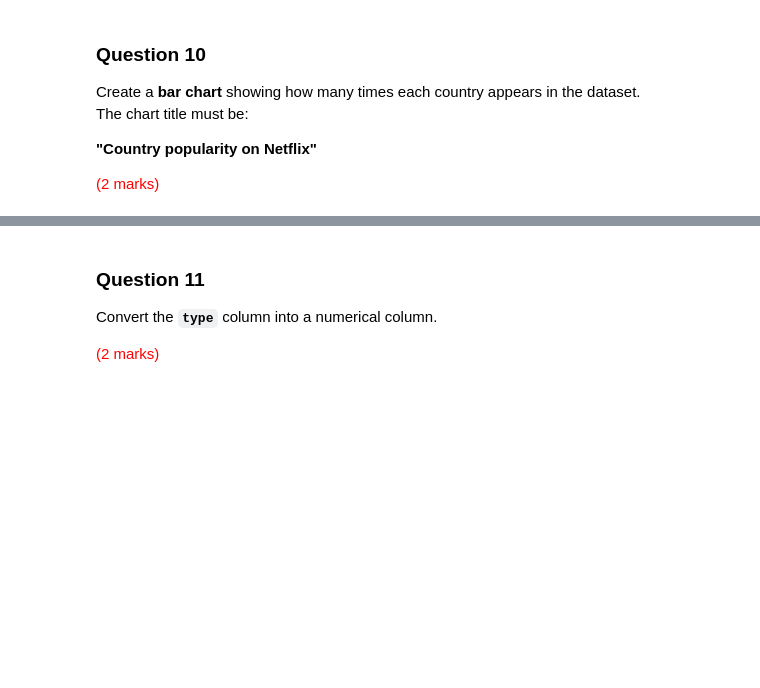
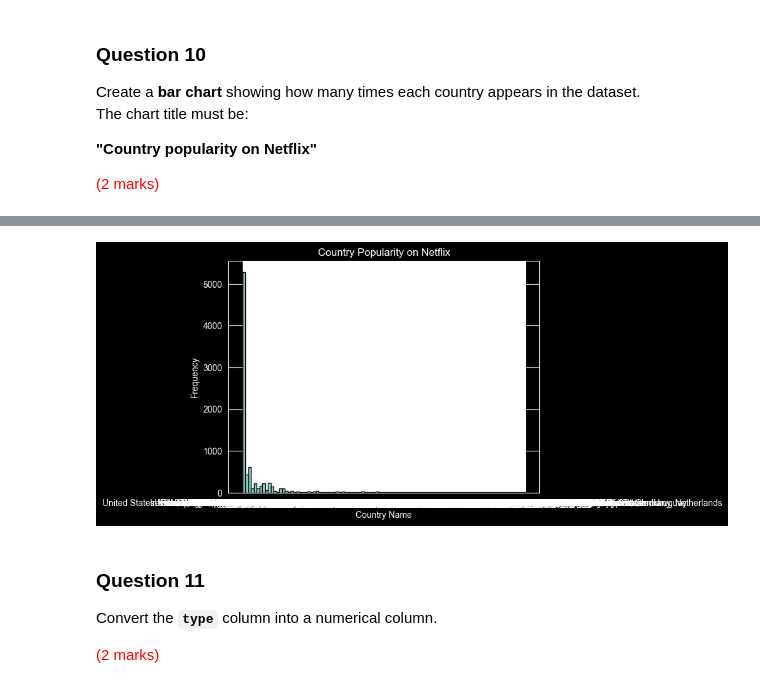
Before and after one commit to scottejin/Data_Test, a Jupyter notebook: data_test.ipynb, the cells around one changed output, grey strips where cells are left out. Saved outputs shown, nothing was run; the diff lists cells and outputs as text; code cells hidden in the pictures; blank space fills up the shorter version.

```diff
--- a/data_test.ipynb
+++ b/data_test.ipynb
@@ -175,6 +175,18 @@ ax1.tick_params(axis="x", rotation=0)
 #Output saved as Question 10 Graph as IDE cooked.
 # %% [output]
 [figure]
+# %%
+# Bonus, has no merit towards test
+
+scores = df['country']
+
+plt.hist(scores, bins=100, edgecolor="black")
+plt.title("Country Popularity on Netflix")
+plt.xlabel("Country Name")
+plt.ylabel("Frequency")
+plt.show()
+# %% [output]
+[figure, added]
 # %% [markdown]
 ### Question 11
 Convert the **`type`** column into a numerical column.
```
